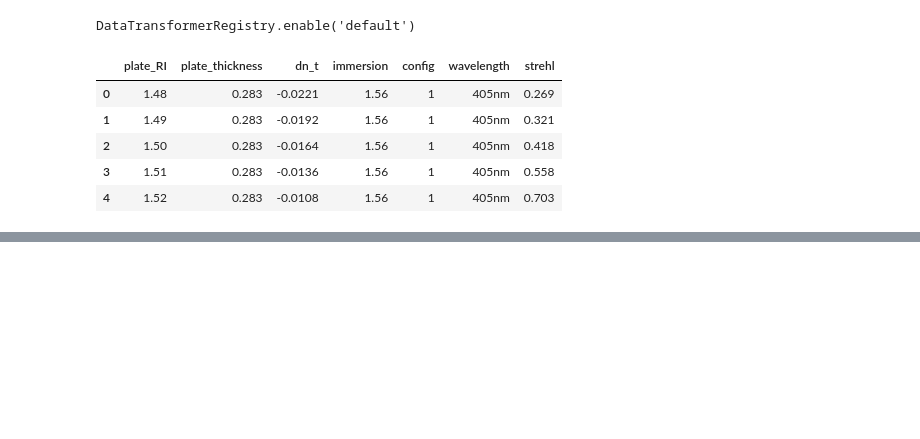
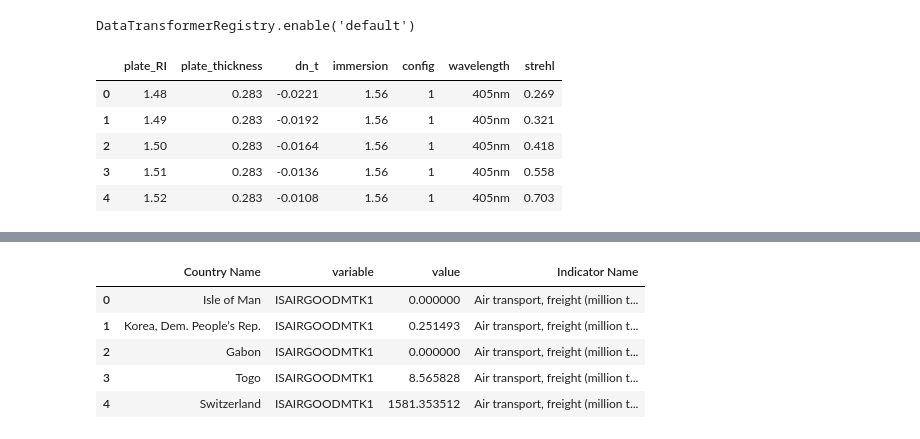
Before and after one commit to kevinwbishop/data_vis_a2, a Jupyter notebook: colab_testing.ipynb, the cells around one changed output, grey strips where cells are left out. Drawn from its saved outputs; the diff is of its cells as text; code cells hidden in the pictures; blank space fills up the shorter version.

```diff
--- a/colab_testing.ipynb
+++ b/colab_testing.ipynb
@@ -175,3 +175,16 @@ annotation = alt.Chart(data_year).mark_text(
 points + annotation
 # %% [output]
 [interactive output not drawn]
+# %%
+#Heatmap of indicators vs. name
+data_year_heat = data_year.drop(columns=['Country Code', 'Year']).melt(id_vars='Country Name')
+data_year_heat.insert(3,'Indicator Name',data_year_heat['variable'].map(inv_code_dict),True)
+
+data_year_heat.head()
+# %% [output]
+|  | Country Name | variable | value | Indicator Name |
+| 0 | Isle of Man | ISAIRGOODMTK1 | 0.000000 | Air transport, freight (million t... |
+| 1 | Korea, Dem. People’s Rep. | ISAIRGOODMTK1 | 0.251493 | Air transport, freight (million t... |
+| 2 | Gabon | ISAIRGOODMTK1 | 0.000000 | Air transport, freight (million t... |
+| 3 | Togo | ISAIRGOODMTK1 | 8.565828 | Air transport, freight (million t... |
+| 4 | Switzerland | ISAIRGOODMTK1 | 1581.353512 | Air transport, freight (million t... |
```
Also changed, not shown: parts of 1 cell of this notebook.
